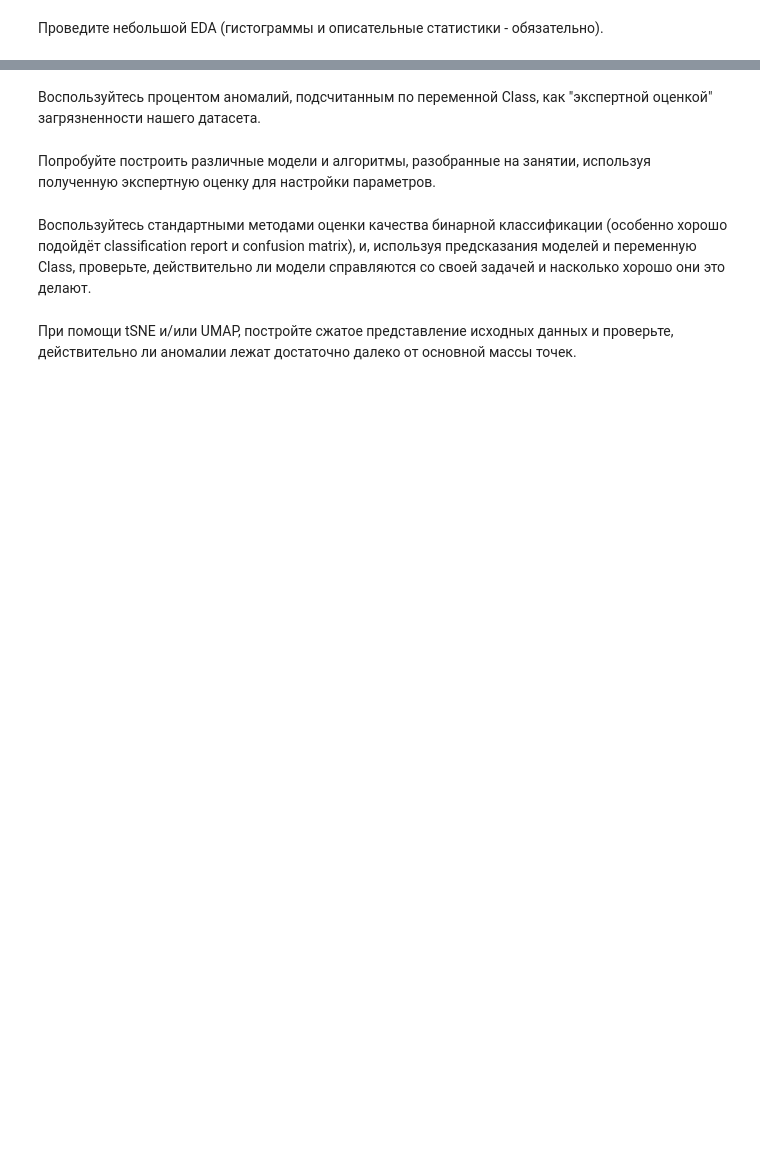
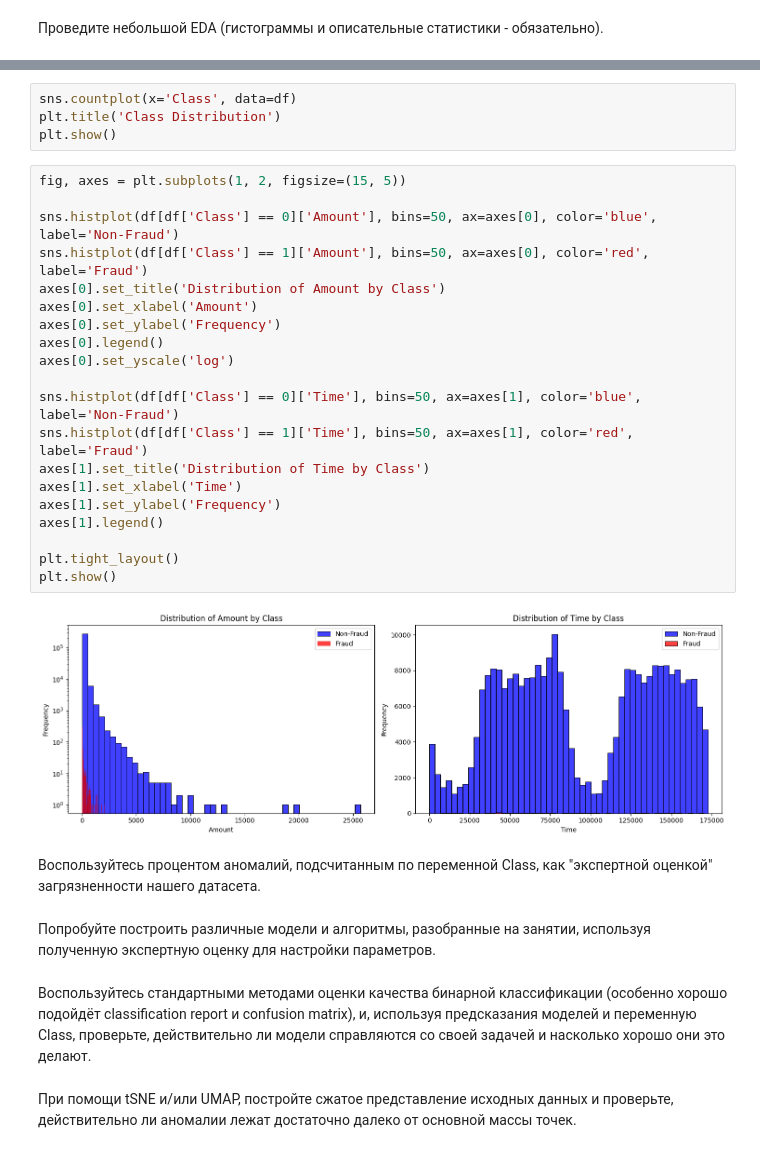
Before and after one commit to Evans-Sense/pet, a Jupyter notebook: Hometask_3_MLPro2025.ipynb, the cells around one changed output, grey strips where cells are left out. Cells and saved outputs as stored; diff of their text form; blank space fills up the shorter version.

```diff
--- a/Hometask_3_MLPro2025.ipynb
+++ b/Hometask_3_MLPro2025.ipynb
@@ -10,3 +113,29 @@
+# %%
+sns.countplot(x='Class', data=df)
+plt.title('Class Distribution')
+plt.show()
+# %%
+fig, axes = plt.subplots(1, 2, figsize=(15, 5))
+
+sns.histplot(df[df['Class'] == 0]['Amount'], bins=50, ax=axes[0], color='blue', label='Non-Fraud')
+sns.histplot(df[df['Class'] == 1]['Amount'], bins=50, ax=axes[0], color='red', label='Fraud')
+axes[0].set_title('Distribution of Amount by Class')
+axes[0].set_xlabel('Amount')
+axes[0].set_ylabel('Frequency')
+axes[0].legend()
+axes[0].set_yscale('log')
+
+sns.histplot(df[df['Class'] == 0]['Time'], bins=50, ax=axes[1], color='blue', label='Non-Fraud')
+sns.histplot(df[df['Class'] == 1]['Time'], bins=50, ax=axes[1], color='red', label='Fraud')
+axes[1].set_title('Distribution of Time by Class')
+axes[1].set_xlabel('Time')
+axes[1].set_ylabel('Frequency')
+axes[1].legend()
+
+plt.tight_layout()
+plt.show()
+# %% [output]
+[figure, added]
 # %% [markdown]
 Воспользуйтесь процентом аномалий, подсчитанным по переменной Class, как "экспертной оценкой" загрязненности нашего датасета.
 # %% [markdown]
```
Also changed, not shown: parts of 9 cells of this notebook.
